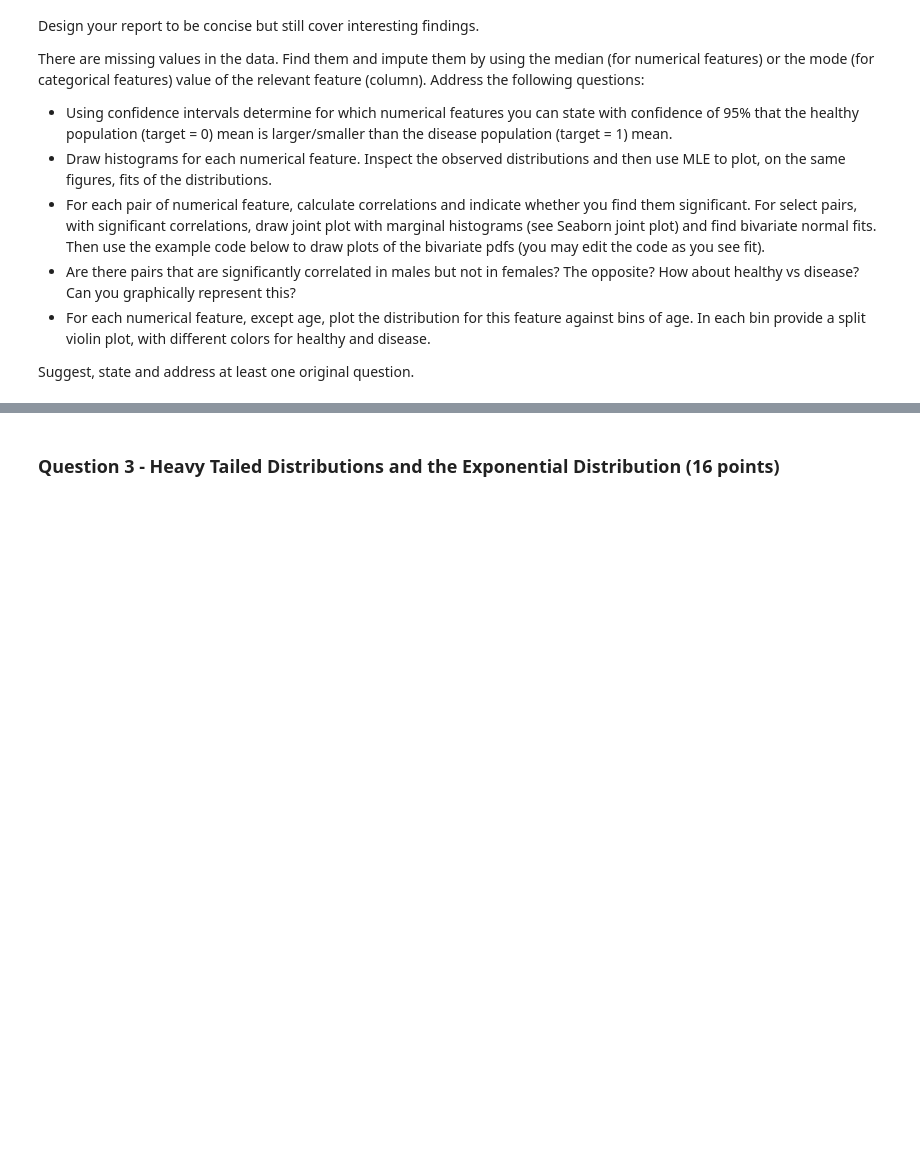
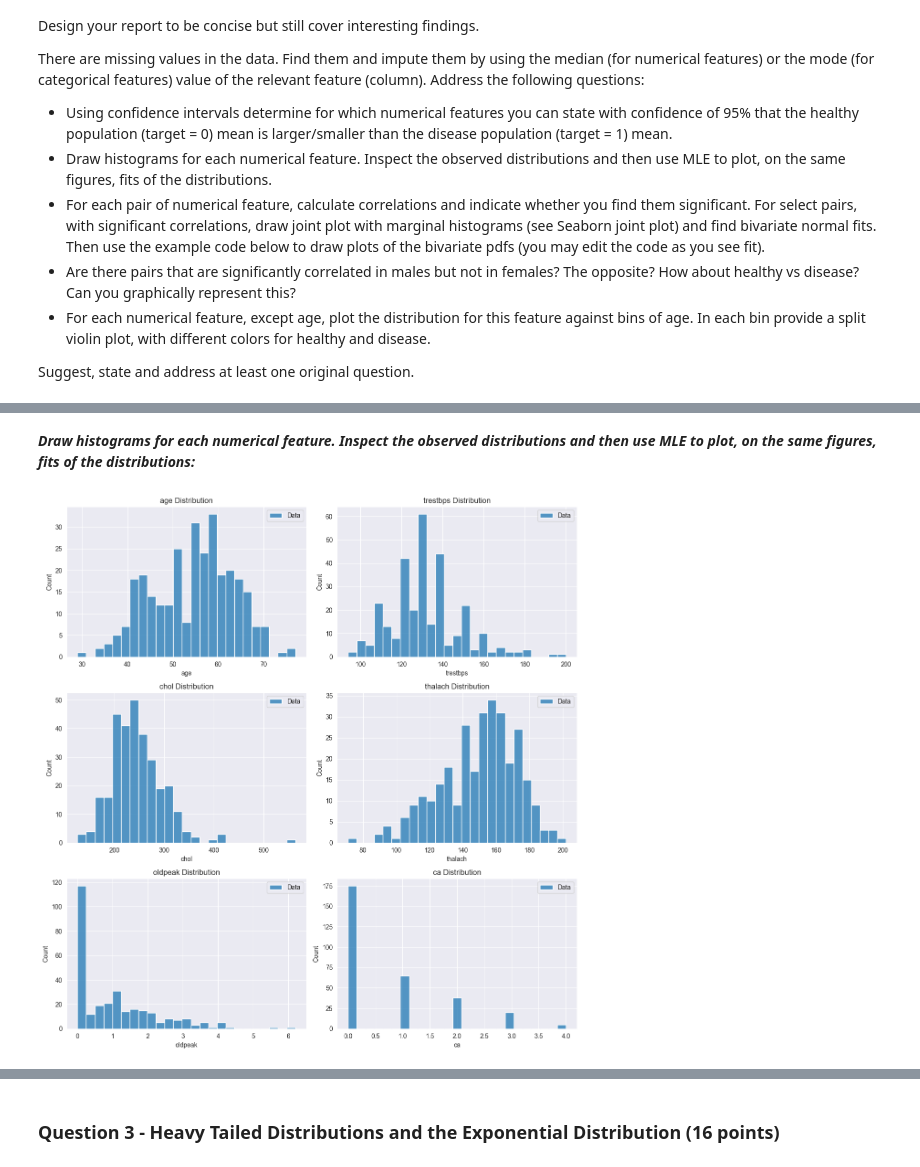
Before and after one commit to aviferdman/Statistics-and-Data-Analysis, a Jupyter notebook: hw3/HW3/324369412_316420132.ipynb, the cells around one changed output, grey strips where cells are left out. Saved outputs shown, nothing was run; the diff lists cells and outputs as text; code cells hidden in the pictures; blank space fills up the shorter version.

```diff
--- a/hw3/HW3/324369412_316420132.ipynb
+++ b/hw3/HW3/324369412_316420132.ipynb
@@ -297,0 +313,23 @@ plot_2d_Gaussian_pdf(means, cov)
+# %%
+
+def interval_confidene(feature, alpha=0.95):
+    mean = feature.mean()
+    std = feature.std()
+    size = len(feature)
+
+    margin_of_error = stats.norm.ppf((1 + alpha)/2) * (std / np.sqrt(size))
+    return mean - margin_of_error, mean + margin_of_error
+
+
+# calculate mean for each feature
+means = dict()
+for feature in numerical[:-1]:
+    interval_healthy = interval_confidene(heart_csv[heart_csv['target'] == 0][feature])
+    interval_disease = interval_confidene(heart_csv[heart_csv['target'] == 1][feature])
+    print(
+    f"{feature}: "
+    f"healthy: mean: {heart_csv[heart_csv['target'] == 0][feature].mean():.2f} "
+    f"[{interval_healthy[0]:.2f}, {interval_healthy[1]:.2f}] "
+    f"disease: mean: {heart_csv[heart_csv['target'] == 1][feature].mean():.2f} "
+    f"[{interval_disease[0]:.2f}, {interval_disease[1]:.2f}]"
+)
@@ -297,0 +357,25 @@ plot_2d_Gaussian_pdf(means, cov)
+# %% [markdown]
+***Draw histograms for each numerical feature. Inspect the observed distributions and then use MLE to plot, on the same figures, fits of the distributions:***
+# %%
+n_features = len(numerical)
+n_cols = 2
+n_rows = (n_features + n_cols - 1) // n_cols
+
+fig, axes = plt.subplots(n_rows, n_cols, figsize=(12, n_rows * 4))
+axes = axes.flatten()  # Flatten the 2D array of axes
+
+for i, feature in enumerate(numerical[:-1]):
+    data = heart_csv[feature]
+
+    sns.histplot(data, kde=False, bins=25, label="Data", ax=axes[i])
+
+    axes[i].set_title(f"{feature} Distribution")
+    axes[i].legend()
+
+for j in range(i + 1, len(axes)):
+    fig.delaxes(axes[j])
+
+plt.tight_layout()
+plt.show()
+# %% [output]
+[figure, added]
```
Also changed, not shown: parts of 25 cells of this notebook.
